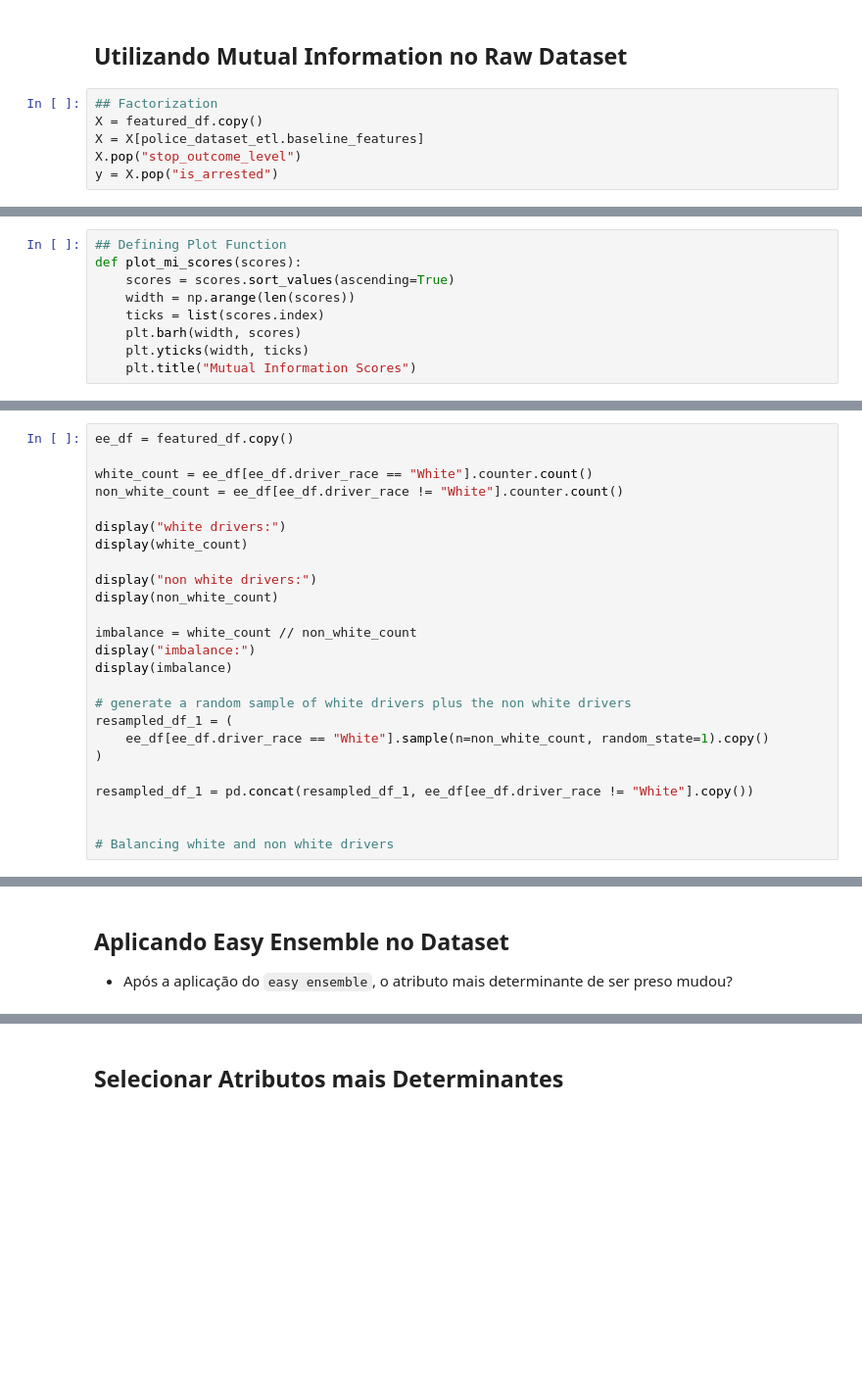
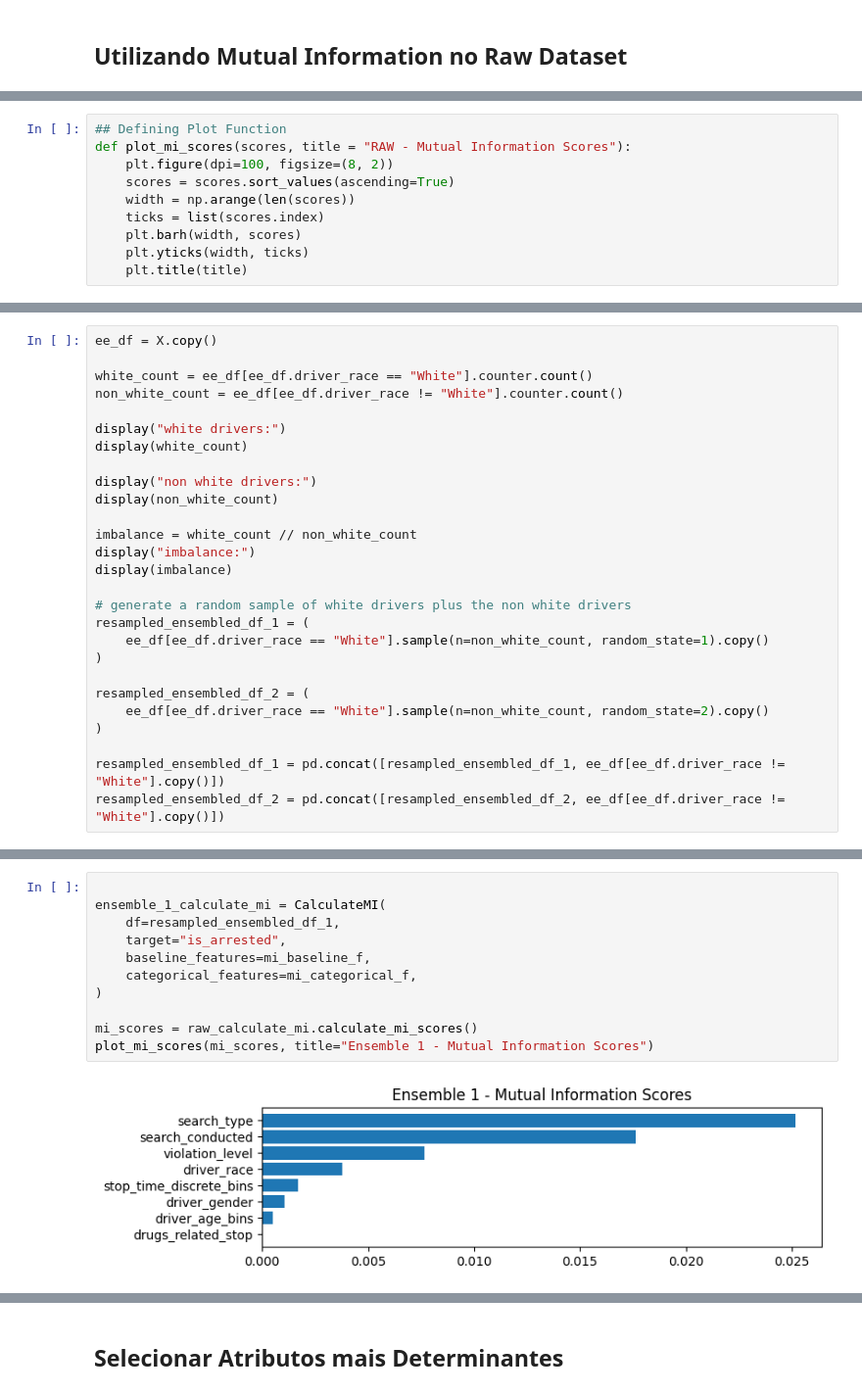
Before and after one commit to GUILN/masters-data-science, a Jupyter notebook: notebooks/etl_aula_4.ipynb, the cells around one changed output, grey strips where cells are left out. Shown: that part at 98% size. Drawn from its saved outputs; the diff is of its cells as text; blank space fills up the shorter version.

Commit message:
easy ensemble

```diff
--- a/notebooks/etl_aula_4.ipynb
+++ b/notebooks/etl_aula_4.ipynb
@@ -68,9 +68,3 @@ None
  'driver_age_bins']
 # %% [markdown]
 ## Utilizando Mutual Information no Raw Dataset
-# %%
-## Factorization
-X = featured_df.copy()
-X = X[police_dataset_etl.baseline_features]
-X.pop("stop_outcome_level")
-y = X.pop("is_arrested")
@@ -109,9 +146,10 @@ Name: MI Scores, dtype: float64
 # %%
 ## Defining Plot Function
-def plot_mi_scores(scores):
+def plot_mi_scores(scores, title = "RAW - Mutual Information Scores"):
+    plt.figure(dpi=100, figsize=(8, 2))
     scores = scores.sort_values(ascending=True)
     width = np.arange(len(scores))
     ticks = list(scores.index)
     plt.barh(width, scores)
     plt.yticks(width, ticks)
-    plt.title("Mutual Information Scores")
+    plt.title(title)
@@ -123,5 +165,5 @@ plot_mi_scores(mi_scores)
 # %%
-ee_df = featured_df.copy()
+ee_df = X.copy()
 
 white_count = ee_df[ee_df.driver_race == "White"].counter.count()
 non_white_count = ee_df[ee_df.driver_race != "White"].counter.count()
@@ -137,14 +179,16 @@ display("imbalance:")
 display(imbalance)
 
 # generate a random sample of white drivers plus the non white drivers
-resampled_df_1 = (
+resampled_ensembled_df_1 = (
     ee_df[ee_df.driver_race == "White"].sample(n=non_white_count, random_state=1).copy()
 )
 
-resampled_df_1 = pd.concat(resampled_df_1, ee_df[ee_df.driver_race != "White"].copy())
+resampled_ensembled_df_2 = (
+    ee_df[ee_df.driver_race == "White"].sample(n=non_white_count, random_state=2).copy()
+)
 
-
-# Balancing white and non white drivers
+resampled_ensembled_df_1 = pd.concat([resampled_ensembled_df_1, ee_df[ee_df.driver_race != "White"].copy()])
+resampled_ensembled_df_2 = pd.concat([resampled_ensembled_df_2, ee_df[ee_df.driver_race != "White"].copy()])
 # %% [output]
 'white drivers:'
 62158
@@ -156,4 +199,13 @@ TypeError: concat() takes 1 positional argument but 2 were given
-# %% [markdown]
-## Aplicando Easy Ensemble no Dataset
-
-- Após a aplicação do `easy ensemble`, o atributo mais determinante de ser preso mudou?
+# %%
+
+ensemble_1_calculate_mi = CalculateMI(
+    df=resampled_ensembled_df_1,
+    target="is_arrested",
+    baseline_features=mi_baseline_f,
+    categorical_features=mi_categorical_f,
+)
+
+mi_scores = raw_calculate_mi.calculate_mi_scores()
+plot_mi_scores(mi_scores, title="Ensemble 1 - Mutual Information Scores")
+# %% [output]
+[figure, added]
```
Also changed, not shown: parts of 12 cells of this notebook.
